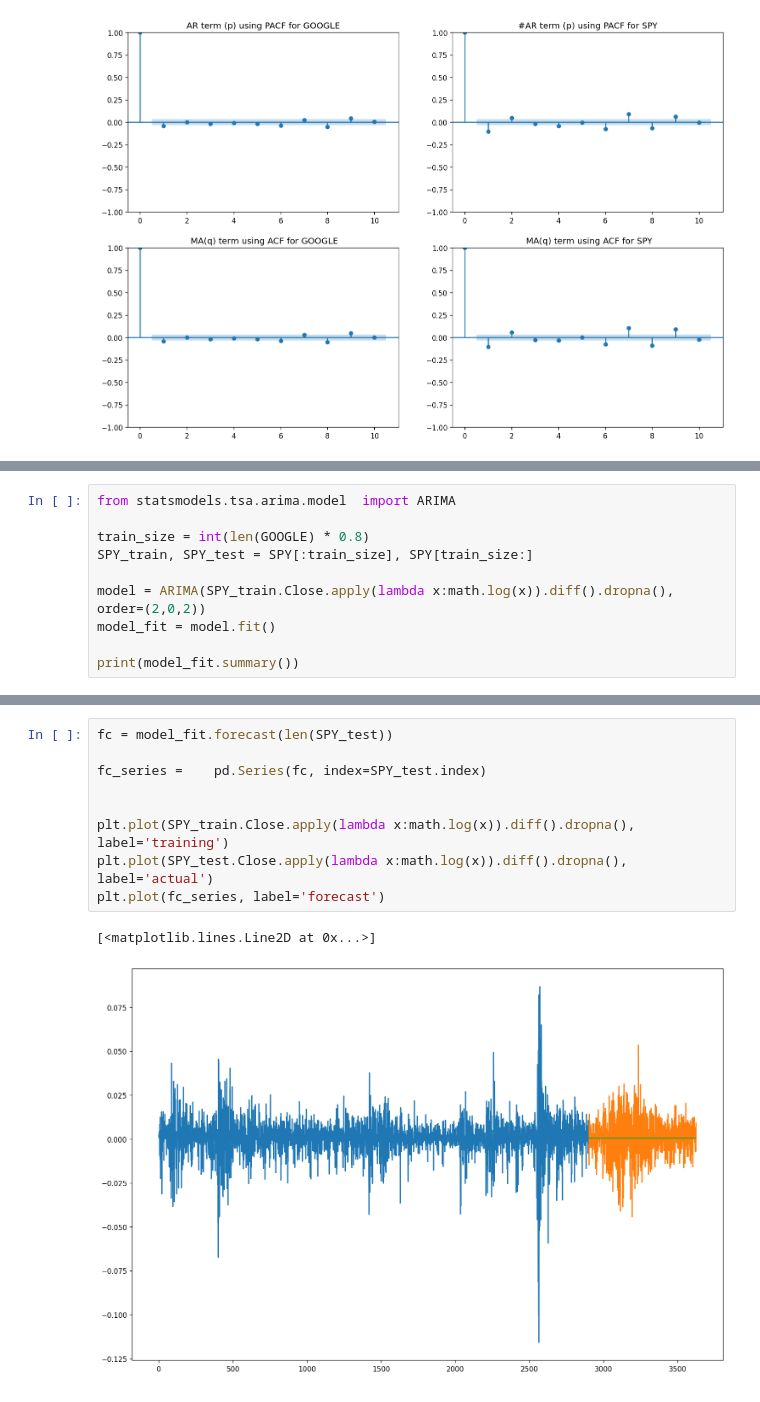
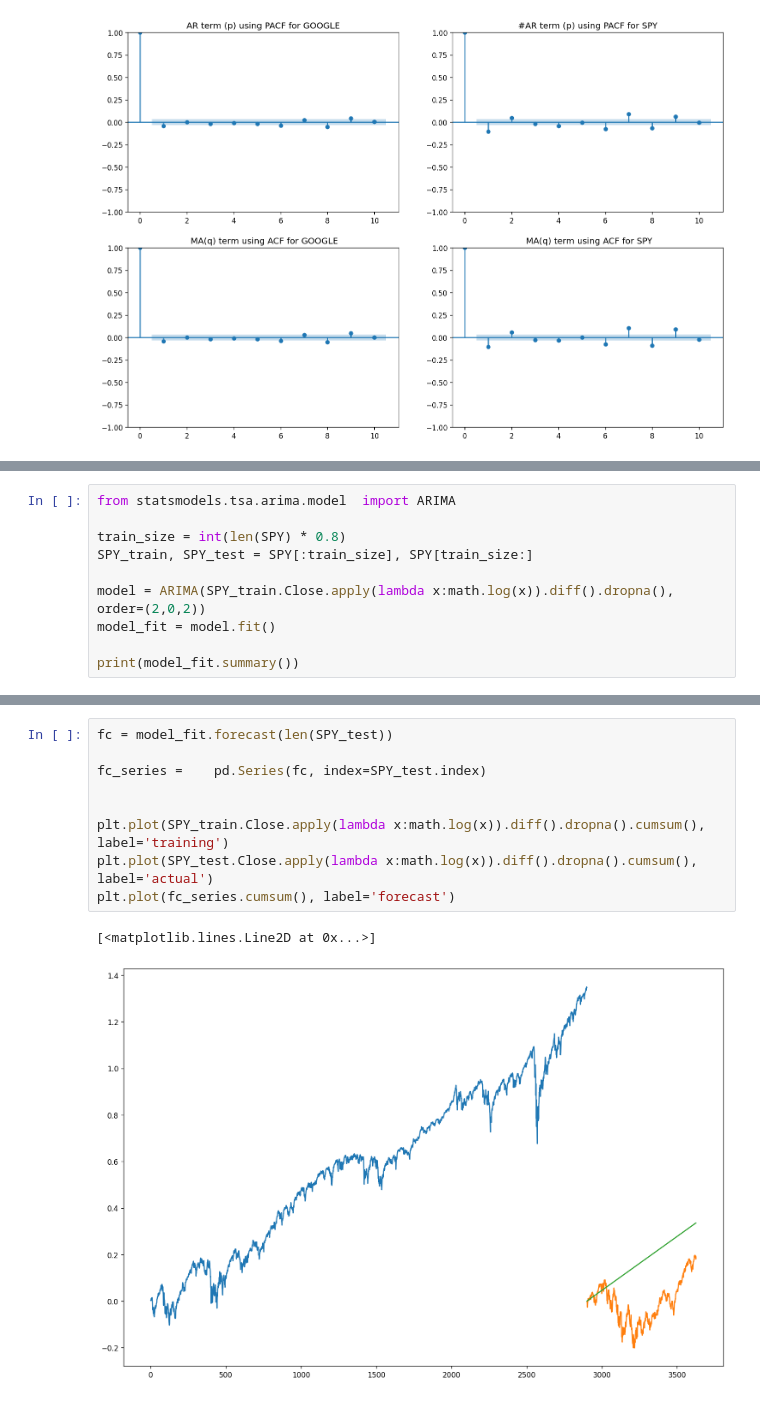
Before and after one commit to SiddharthSomani10101/Time_Series_Prediction_using_ARIMA, a Jupyter notebook: Untitled-1.ipynb, the cells around one changed output, grey strips where cells are left out. Drawn from its saved outputs; the diff is of its cells as text.

```diff
--- a/Untitled-1.ipynb
+++ b/Untitled-1.ipynb
@@ -174,7 +174,7 @@ plt.plot(fc_series, label='forecast')
 # %%
 from statsmodels.tsa.arima.model  import ARIMA
 
-train_size = int(len(GOOGLE) * 0.8)
+train_size = int(len(SPY) * 0.8)
 SPY_train, SPY_test = SPY[:train_size], SPY[train_size:]
 
 model = ARIMA(SPY_train.Close.apply(lambda x:math.log(x)).diff().dropna(), order=(2,0,2))
@@ -202,14 +202,14 @@ Warnings:
 # %%
 fc = model_fit.forecast(len(SPY_test))
 
 fc_series =    pd.Series(fc, index=SPY_test.index)
 
 
-plt.plot(SPY_train.Close.apply(lambda x:math.log(x)).diff().dropna(), label='training')
-plt.plot(SPY_test.Close.apply(lambda x:math.log(x)).diff().dropna(), label='actual')
-plt.plot(fc_series, label='forecast')
+plt.plot(SPY_train.Close.apply(lambda x:math.log(x)).diff().dropna().cumsum(), label='training')
+plt.plot(SPY_test.Close.apply(lambda x:math.log(x)).diff().dropna().cumsum(), label='actual')
+plt.plot(fc_series.cumsum(), label='forecast')
 # %% [output]
 [<matplotlib.lines.Line2D at 0x...>]
-[figure, old version]
+[figure, new version]
 # %%
 # Output - The result is that the output values are 0, we need to investigate the error further
```
Also changed, not shown: parts of 11 cells of this notebook.
